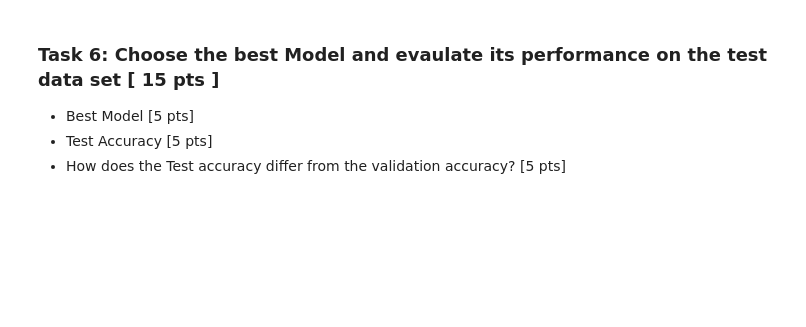
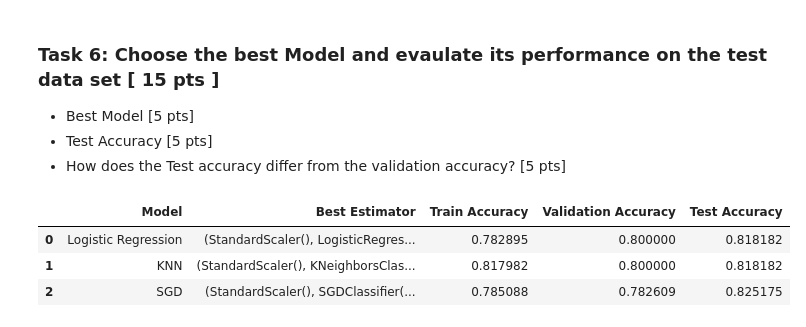
Before and after one commit to mike-keating-iv/ise538, a Jupyter notebook: assignment2/hw2_model_comparison.ipynb, the cells around one changed output. Drawn from its saved outputs; the diff is of its cells as text; code cells hidden in the pictures; blank space fills up the shorter version.

```diff
--- a/assignment2/hw2_model_comparison.ipynb
+++ b/assignment2/hw2_model_comparison.ipynb
@@ -181,3 +209,6 @@ pipe_lr = Pipeline()
+# %%
+# Let's save our best logistic regression model and results in a list for later
+lr_model_info = ["Logistic Regression", grid_lr.best_estimator_, train_accuracy_lr, valid_accuracy_lr, grid_lr.score(X_test, y_test)]
 # %% [markdown]
 #### KNeighborsClassifier Model
 
@@ -209,0 +259,30 @@ from sklearn.linear_model import SGDClassifier
+# %%
+# Stochastic Gradient Descent
+from sklearn.linear_model import SGDClassifier
+
+# Create a Stochastic Gradient Descent model
+pipe_sgd = make_pipeline(StandardScaler(), SGDClassifier(max_iter=1000, tol=1e-3))
+pipe_sgd.fit(X_train, y_train)
+grid_sgd = GridSearchCV(
+    pipe_sgd,
+    param_grid={
+        "sgdclassifier__loss": ["hinge", "log_loss", "squared_hinge"],
+        "sgdclassifier__penalty": ["l2", "l1", "elasticnet"],
+        "sgdclassifier__alpha": [0.0001, 0.001, 0.01, 0.1, 1, 10, 10000],
+    },
+    cv=5,
+    scoring="accuracy",
+    n_jobs=-1,
+)
+grid_sgd.fit(X_train, y_train)
+
+# Evaluate the model
+train_accuracy_sgd = grid_sgd.score(X_train, y_train)
+valid_accuracy_sgd = grid_sgd.score(X_valid, y_valid)
+print(f"Best hyperparameters for SGD: {grid_sgd.best_params_}")
+print(f"Best cross-validation accuracy for SGD: {grid_sgd.best_score_:.3f}")
+print(f"Test accuracy for SGD: {grid_sgd.score(X_test, y_test):.3f}")
+print(f"Validation accuracy for SGD: {valid_accuracy_sgd:.3f}")
+
+# Saving our best SGD model
+sgd_model_info = ["SGD", grid_sgd.best_estimator_, train_accuracy_sgd, valid_accuracy_sgd, grid_sgd.score(X_test, y_test)]
@@ -217,0 +300,11 @@ from sklearn.linear_model import SGDClassifier
+# %%
+# Putting all model information into a list
+model_info = [lr_model_info, knn_model_info, sgd_model_info]
+# Creating a DataFrame to summarize the model performance
+model_performance_df = pd.DataFrame(model_info, columns=["Model", "Best Estimator", "Train Accuracy", "Validation Accuracy", "Test Accuracy"])
+model_performance_df
+# %% [output]
+|  | Model | Best Estimator | Train Accuracy | Validation Accuracy | Test Accuracy |
+| 0 | Logistic Regression | (StandardScaler(), LogisticRegres... | 0.782895 | 0.800000 | 0.818182 |
+| 1 | KNN | (StandardScaler(), KNeighborsClas... | 0.817982 | 0.800000 | 0.818182 |
+| 2 | SGD | (StandardScaler(), SGDClassifier(... | 0.785088 | 0.782609 | 0.825175 |
```
Also changed, not shown: parts of 15 cells of this notebook, 3 other files.
